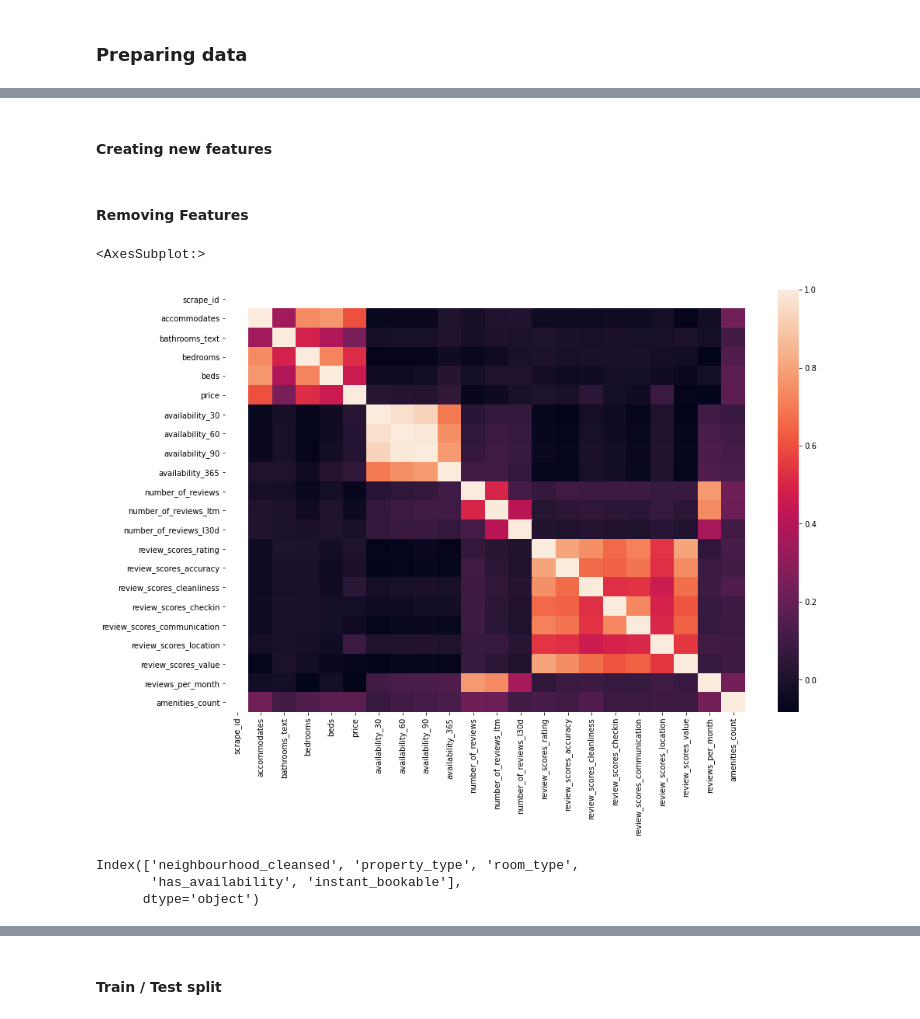
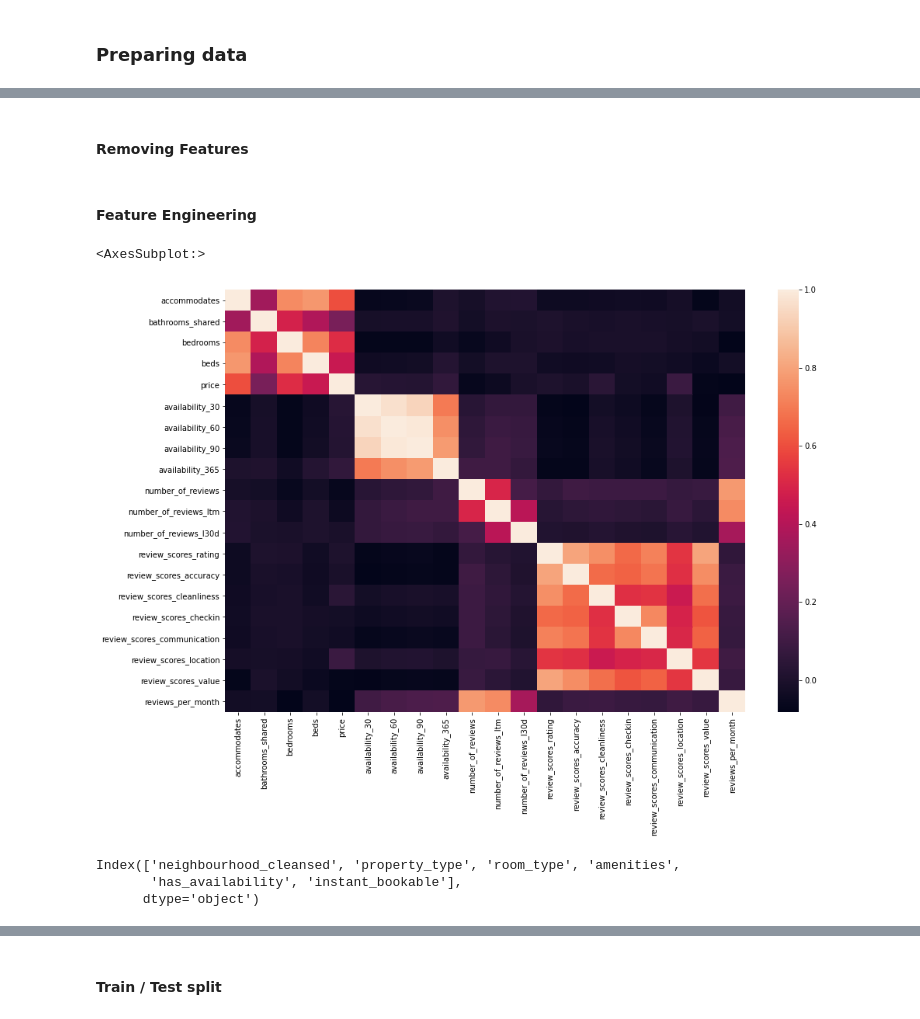
Before and after one commit to waltersmac/Predicting-AirBnB-Prices, a Jupyter notebook: notebooks/1.0-rw-model-exploration.ipynb, the cells around one changed output, grey strips where cells are left out. Cells and saved outputs as stored; diff of their text form; code cells hidden in the pictures.

```diff
--- a/notebooks/1.0-rw-model-exploration.ipynb
+++ b/notebooks/1.0-rw-model-exploration.ipynb
@@ -126,26 +68,16 @@ df = df[df['bathrooms_text'].notna()]
-# %%
-# Renaming property types to other where their total count is less than 30
-counts = df['property_type'].value_counts()
-
-df['property_type'] = np.where(df['property_type'].isin(counts.index[counts >= 30]), df['property_type'], 'Other')
-# %% [markdown]
-#### Creating new features
-# %%
-# Creating the 'amenities - count' column
-df.loc[:,"amenities_count"] = [len(i) for i in df["amenities"]]
 # %% [markdown]
 #### Removing Features
 # %%
 def drop_columns(df):
 
     # Dropping Columns that aren't needed
-    regex_list = ['url','scraped','first_review','last_review','cancellation_policy', 'maximum',
+    regex_list = ['url','scrape','first_review','last_review','cancellation_policy', 'maximum',
                   'minimum', 'host','requires']
     for i in regex_list:
         df = df[df.columns.drop(list(df.filter(regex=i)))]
 
     df = df.drop(columns=['name','id','description','neighborhood_overview','latitude',
-                          'longitude','neighbourhood','amenities','calendar_updated'])
+                          'longitude','neighbourhood','calendar_updated'])
 
     # remove columns with 70% or high with missing data
     col_nulls = set(df.columns[df.isnull().mean()>0.70])
@@ -153,25 +85,28 @@ def drop_columns(df):
 
     return df
 
-df = drop_columns(df)
+df_listings = drop_columns(df_listings)
+# %%
+#df = df[df['bathrooms_text'].notna()]
+df_listings.rename(columns={'bathrooms_text': 'bathrooms_shared'}, inplace=True)
+# %% [markdown]
+#### Feature Engineering
 # %%
 # calculate the correlation matrix
-corr = df.corr()
+corr = df_listings.corr()
 
 plt.figure(figsize = (15,10))
 
 # plot the heatmap
 sns.heatmap(corr,
         xticklabels=corr.columns,
         yticklabels=corr.columns)
 # %% [output]
 <AxesSubplot:>
-[figure, old version]
+[figure, new version]
 # %%
-df_object = df.select_dtypes(include=['object'])
+df_listings.select_dtypes(include=['object']).columns
+# %% [output]
+Index(['neighbourhood_cleansed', 'property_type', 'room_type', 'amenities',
+       'has_availability', 'instant_bookable'],
+      dtype='object')
-# %%
-df_object.columns
-# %% [output]
-Index(['neighbourhood_cleansed', 'property_type', 'room_type',
-       'has_availability', 'instant_bookable'],
-      dtype='object')
```
Also changed, not shown: parts of 43 cells of this notebook, 5 other files.
